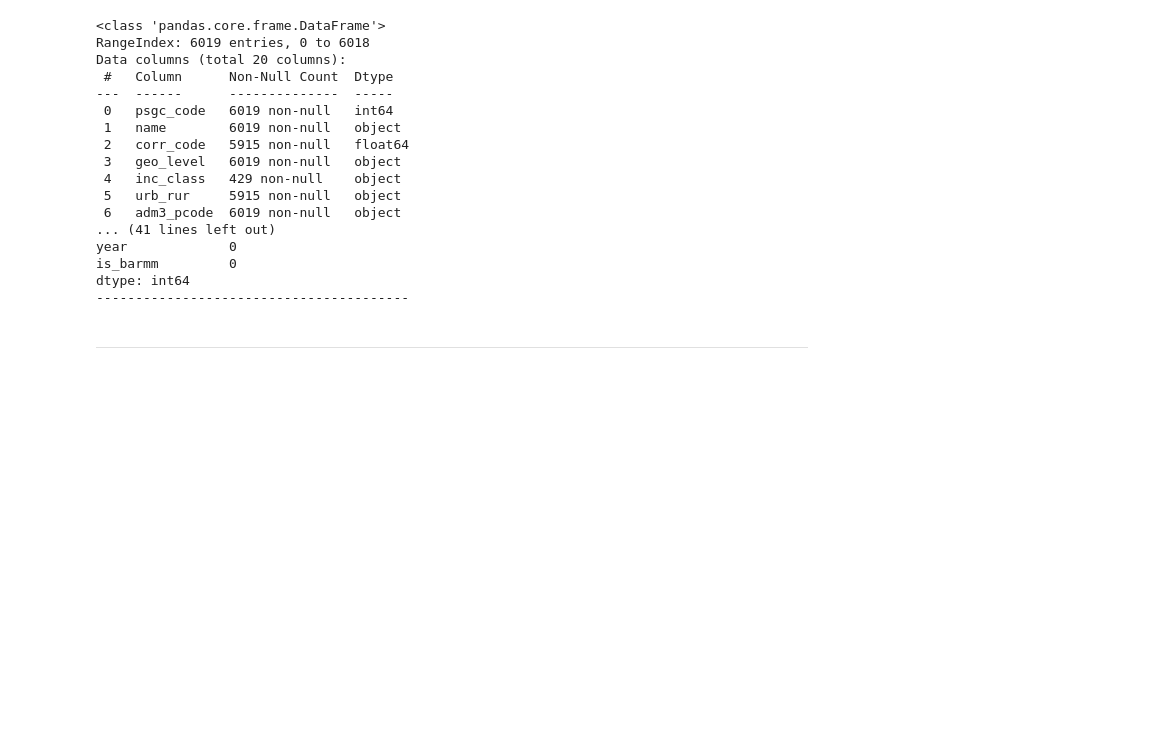
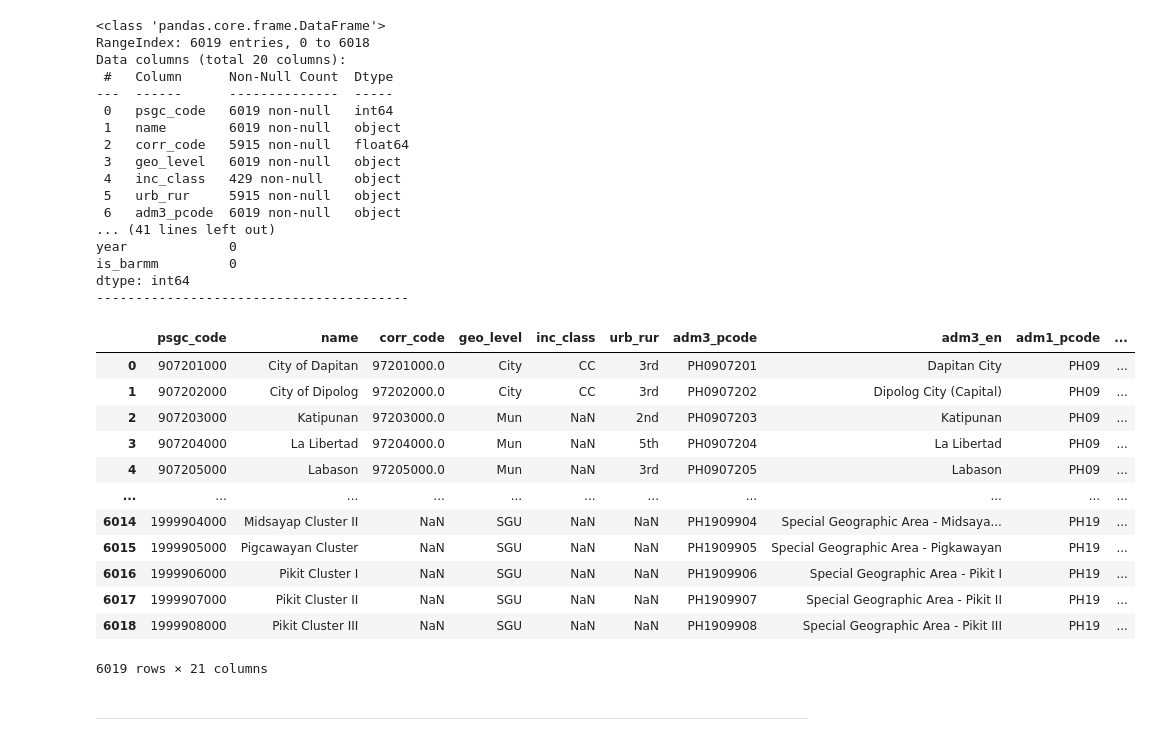
Before and after one commit to Auxes1s/did-barmm-regional-government, a Jupyter notebook: notebooks/Effect_of_BARMM_RG_on_Night_time_lights.ipynb, the cells around one changed output. Cells and saved outputs as stored; diff of their text form; code cells hidden in the pictures; blank space fills up the shorter version.

```diff
--- a/notebooks/Effect_of_BARMM_RG_on_Night_time_lights.ipynb
+++ b/notebooks/Effect_of_BARMM_RG_on_Night_time_lights.ipynb
@@ -336,6 +336,22 @@ year             0
 is_barmm         0
 dtype: int64
 ----------------------------------------
+# %%
+df
+# %% [output]
+|  | psgc_code | name | corr_code | geo_level | inc_class | urb_rur | adm3_pcode | adm3_en | adm1_pcode | ... |
+| 0 | 907201000 | City of Dapitan | 97201000.0 | City | CC | 3rd | PH0907201 | Dapitan City | PH09 | ... |
+| 1 | 907202000 | City of Dipolog | 97202000.0 | City | CC | 3rd | PH0907202 | Dipolog City (Capital) | PH09 | ... |
+| 2 | 907203000 | Katipunan | 97203000.0 | Mun | NaN | 2nd | PH0907203 | Katipunan | PH09 | ... |
+| 3 | 907204000 | La Libertad | 97204000.0 | Mun | NaN | 5th | PH0907204 | La Libertad | PH09 | ... |
+| 4 | 907205000 | Labason | 97205000.0 | Mun | NaN | 3rd | PH0907205 | Labason | PH09 | ... |
+| ... | ... | ... | ... | ... | ... | ... | ... | ... | ... | ... |
+| 6014 | 1999904000 | Midsayap Cluster II | NaN | SGU | NaN | NaN | PH1909904 | Special Geographic Area - Midsaya... | PH19 | ... |
+| 6015 | 1999905000 | Pigcawayan Cluster | NaN | SGU | NaN | NaN | PH1909905 | Special Geographic Area - Pigkawayan | PH19 | ... |
+| 6016 | 1999906000 | Pikit Cluster I | NaN | SGU | NaN | NaN | PH1909906 | Special Geographic Area - Pikit I | PH19 | ... |
+| 6017 | 1999907000 | Pikit Cluster II | NaN | SGU | NaN | NaN | PH1909907 | Special Geographic Area - Pikit II | PH19 | ... |
+| 6018 | 1999908000 | Pikit Cluster III | NaN | SGU | NaN | NaN | PH1909908 | Special Geographic Area - Pikit III | PH19 | ... |
+6019 rows × 21 columns
 # %% [markdown]
 -----------
 # %% [markdown]
```
Also changed, not shown: parts of 3 cells of this notebook.
